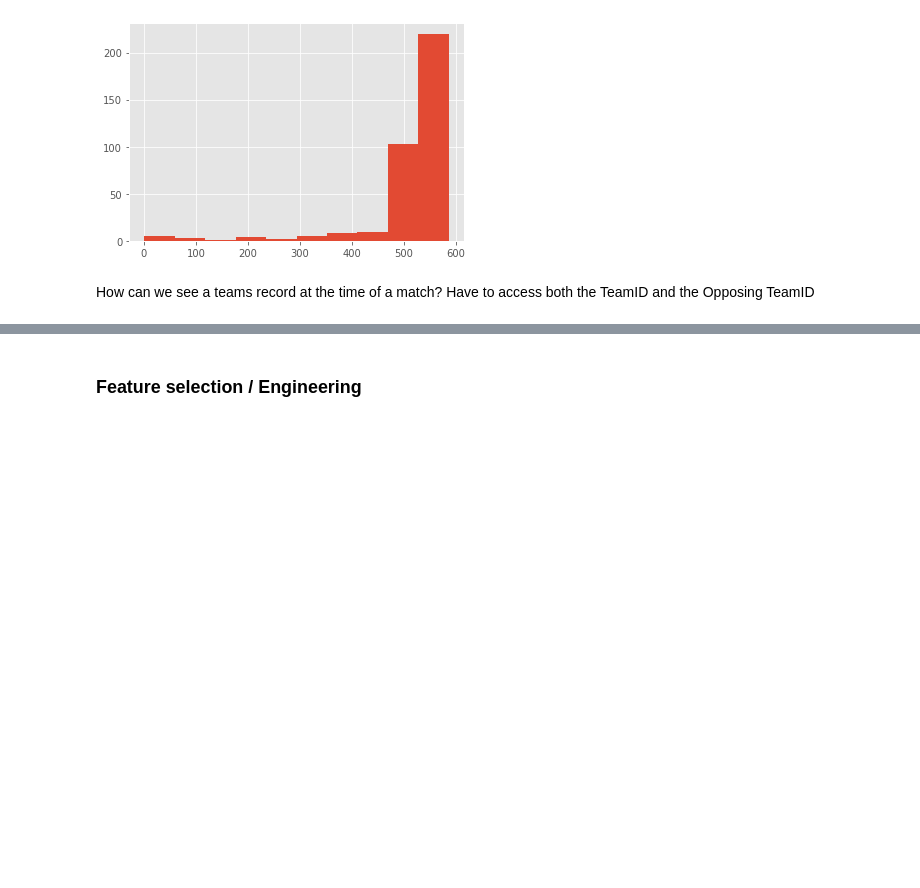
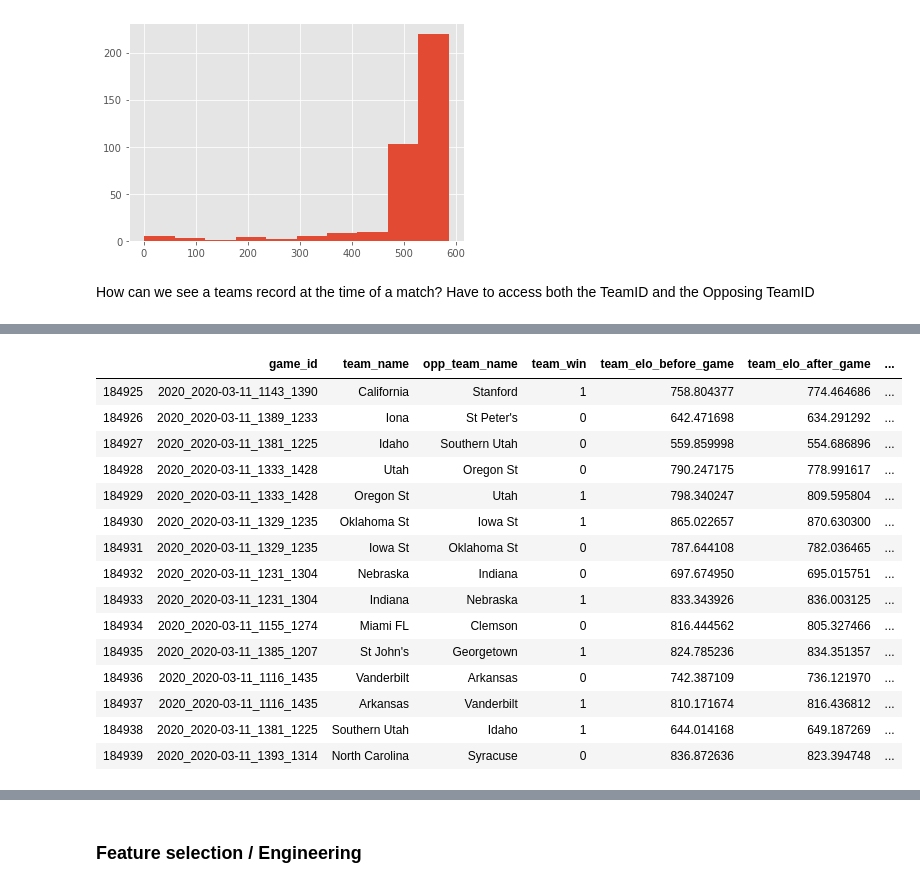
Before and after one commit to crunker99/MarchMadness2020, a Jupyter notebook: EDA.ipynb, the cells around one changed output, grey strips where cells are left out. Saved outputs shown, nothing was run; the diff lists cells and outputs as text; code cells hidden in the pictures; blank space fills up the shorter version.

```diff
--- a/EDA.ipynb
+++ b/EDA.ipynb
@@ -184,0 +234,20 @@ Name: date, Length: 184940, dtype: datetime64[ns]
+# %%
+dfByDate[['game_id', 'team_name', 'opp_team_name', 'team_win','team_elo_before_game', 'team_elo_after_game',
+          'team_elo_win_prob','opp_elo_before_game','opp_elo_after_game','opp_elo_win_prob' ]].tail(15)
+# %% [output]
+|  | game_id | team_name | opp_team_name | team_win | team_elo_before_game | team_elo_after_game | ... |
+| 184925 | 2020_2020-03-11_1143_1390 | California | Stanford | 1 | 758.804377 | 774.464686 | ... |
+| 184926 | 2020_2020-03-11_1389_1233 | Iona | St Peter's | 0 | 642.471698 | 634.291292 | ... |
+| 184927 | 2020_2020-03-11_1381_1225 | Idaho | Southern Utah | 0 | 559.859998 | 554.686896 | ... |
+| 184928 | 2020_2020-03-11_1333_1428 | Utah | Oregon St | 0 | 790.247175 | 778.991617 | ... |
+| 184929 | 2020_2020-03-11_1333_1428 | Oregon St | Utah | 1 | 798.340247 | 809.595804 | ... |
+| 184930 | 2020_2020-03-11_1329_1235 | Oklahoma St | Iowa St | 1 | 865.022657 | 870.630300 | ... |
+| 184931 | 2020_2020-03-11_1329_1235 | Iowa St | Oklahoma St | 0 | 787.644108 | 782.036465 | ... |
+| 184932 | 2020_2020-03-11_1231_1304 | Nebraska | Indiana | 0 | 697.674950 | 695.015751 | ... |
+| 184933 | 2020_2020-03-11_1231_1304 | Indiana | Nebraska | 1 | 833.343926 | 836.003125 | ... |
+| 184934 | 2020_2020-03-11_1155_1274 | Miami FL | Clemson | 0 | 816.444562 | 805.327466 | ... |
+| 184935 | 2020_2020-03-11_1385_1207 | St John's | Georgetown | 1 | 824.785236 | 834.351357 | ... |
+| 184936 | 2020_2020-03-11_1116_1435 | Vanderbilt | Arkansas | 0 | 742.387109 | 736.121970 | ... |
+| 184937 | 2020_2020-03-11_1116_1435 | Arkansas | Vanderbilt | 1 | 810.171674 | 816.436812 | ... |
+| 184938 | 2020_2020-03-11_1381_1225 | Southern Utah | Idaho | 1 | 644.014168 | 649.187269 | ... |
+| 184939 | 2020_2020-03-11_1393_1314 | North Carolina | Syracuse | 0 | 836.872636 | 823.394748 | ... |
```
Also changed, not shown: parts of 22 cells of this notebook, 1 other file.
